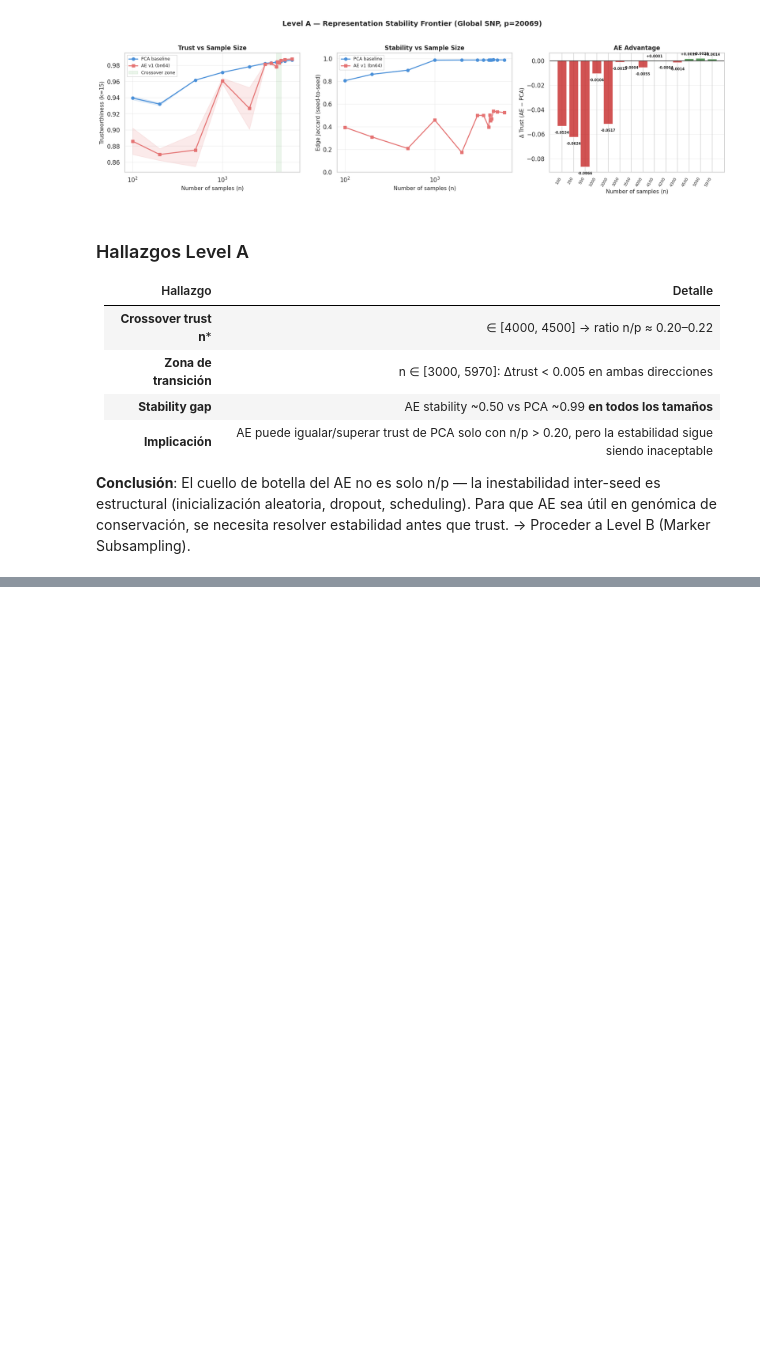
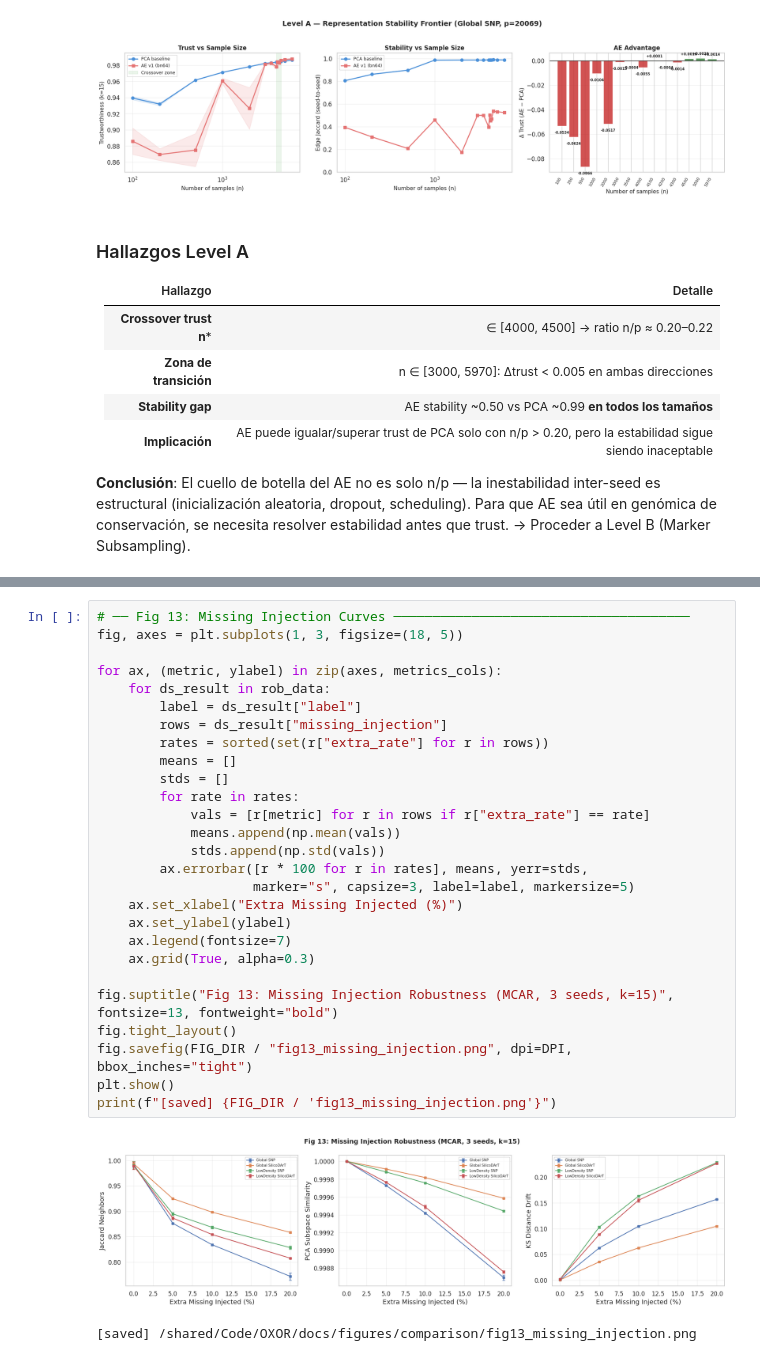
Before and after one commit to R0SEWT/GENO-MAP_Correspondence-Free-Diagnostics-for-Sweet-Potato-Diversity-Maps, a Jupyter notebook: notebooks/ae_vs_baseline.ipynb, the cells around one changed output, grey strips where cells are left out. Drawn from its saved outputs; the diff is of its cells as text; blank space fills up the shorter version.

```diff
--- a/notebooks/ae_vs_baseline.ipynb
+++ b/notebooks/ae_vs_baseline.ipynb
@@ -1311,0 +1478,30 @@ plt.show()
+# %%
+# ── Fig 13: Missing Injection Curves ──────────────────────────────────────
+fig, axes = plt.subplots(1, 3, figsize=(18, 5))
+
+for ax, (metric, ylabel) in zip(axes, metrics_cols):
+    for ds_result in rob_data:
+        label = ds_result["label"]
+        rows = ds_result["missing_injection"]
+        rates = sorted(set(r["extra_rate"] for r in rows))
+        means = []
+        stds = []
+        for rate in rates:
+            vals = [r[metric] for r in rows if r["extra_rate"] == rate]
+            means.append(np.mean(vals))
+            stds.append(np.std(vals))
+        ax.errorbar([r * 100 for r in rates], means, yerr=stds,
+                    marker="s", capsize=3, label=label, markersize=5)
+    ax.set_xlabel("Extra Missing Injected (%)")
+    ax.set_ylabel(ylabel)
+    ax.legend(fontsize=7)
+    ax.grid(True, alpha=0.3)
+
+fig.suptitle("Fig 13: Missing Injection Robustness (MCAR, 3 seeds, k=15)", fontsize=13, fontweight="bold")
+fig.tight_layout()
+fig.savefig(FIG_DIR / "fig13_missing_injection.png", dpi=DPI, bbox_inches="tight")
+plt.show()
+print(f"[saved] {FIG_DIR / 'fig13_missing_injection.png'}")
+# %% [output]
+[figure, added]
+[saved] /shared/Code/OXOR/docs/figures/comparison/fig13_missing_injection.png
```
Also changed, not shown: parts of 7 cells of this notebook, 7 other files.
